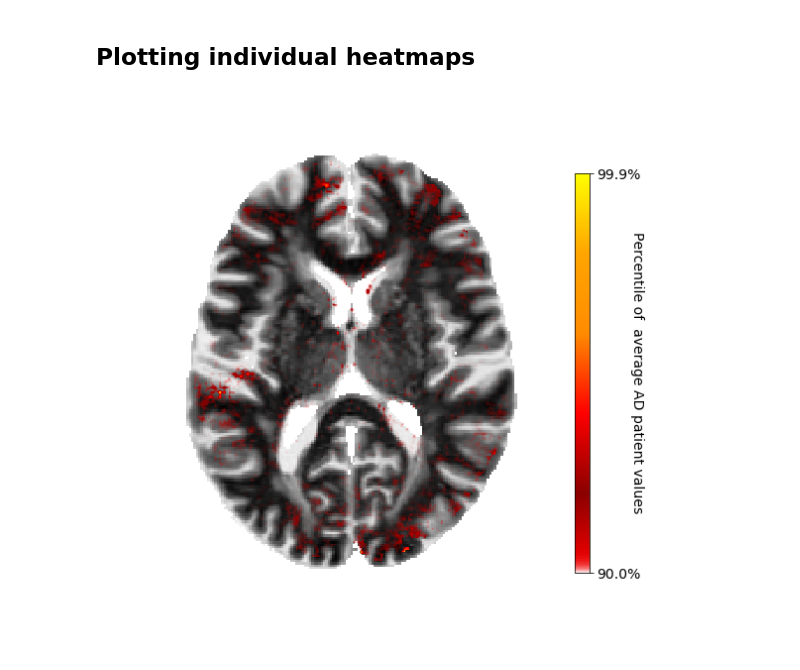
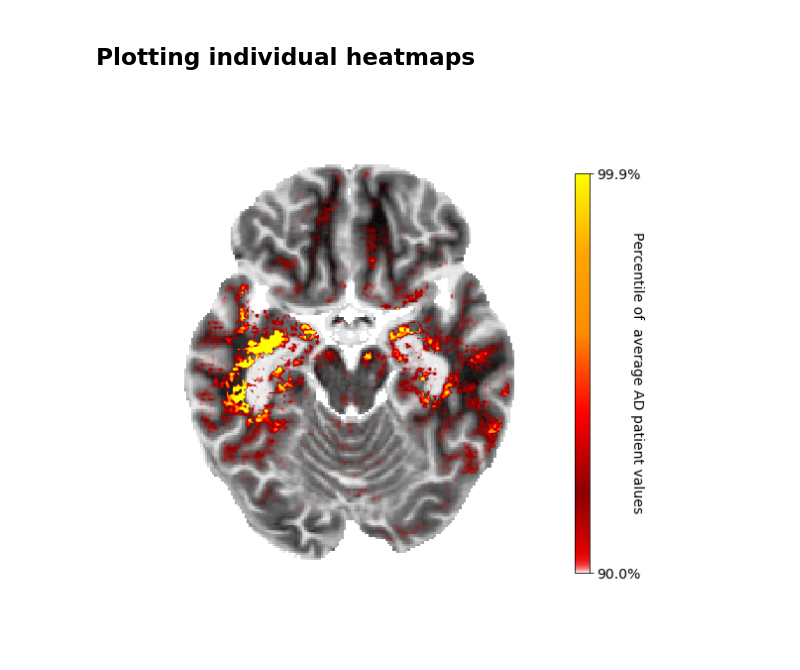
Before and after one commit to derEitel/Pytorch-LRP, a Jupyter notebook: Evaluate GB and LRP-Layer randomization-Beta 1.ipynb, the cells around one changed output. Cells and saved outputs as stored; diff of their text form; code cells hidden in the pictures.

```diff
--- a/Evaluate GB and LRP-Layer randomization-Beta 1.ipynb
+++ b/Evaluate GB and LRP-Layer randomization-Beta 1.ipynb
@@ -187,7 +187,7 @@ def run_LRP(net, image_tensor):
 # %% [markdown]
 #####  Run evaluation
 # %%
-image_idx = 0
+image_idx = 1
 # %%
 maps = []
 ad_score_list = []
@@ -260,6 +260,6 @@ def plot_idv_brain(heat_map, brain_img, ref_scale, fig=None, ax=None,
 # %%
 fig, ax = plot_idv_brain(maps[0], X_holdout[image_idx].squeeze(),
                             ref_scale=maps[0],
-                            z_idx=90)
+                            z_idx=60)
 # %% [output]
-[figure, old version]
+[figure, new version]
```
Also changed, not shown: parts of 4 cells of this notebook, 4 other files.
